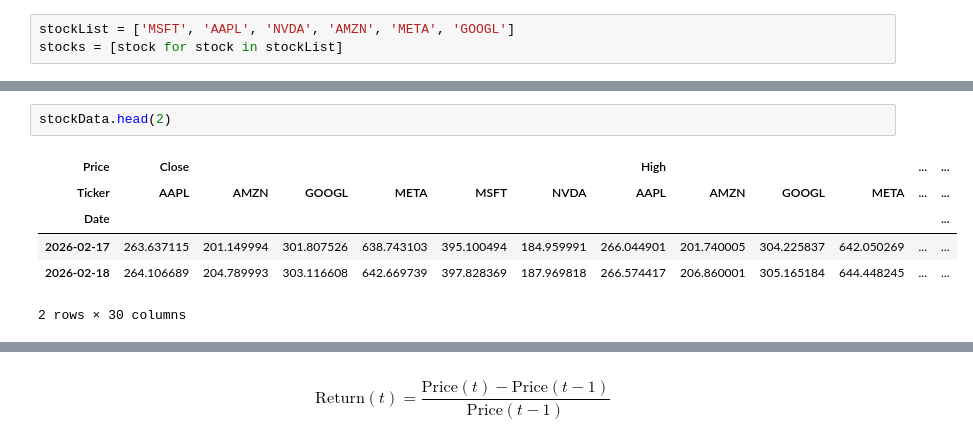
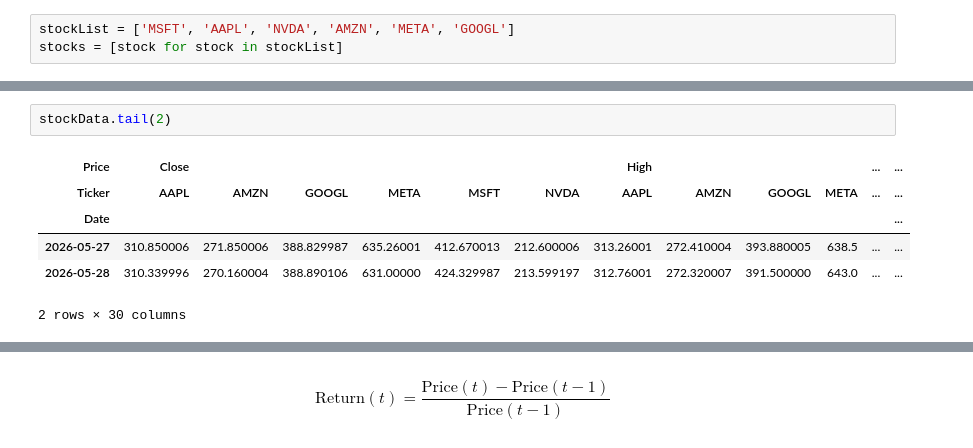
Before and after one commit to dmikan/finance-issues, a Jupyter notebook: stock_portfolio_monte_carlo/stock_portfolio.ipynb, the cells around one changed output, grey strips where cells are left out. Cells and saved outputs as stored; diff of their text form.

```diff
--- a/stock_portfolio_monte_carlo/stock_portfolio.ipynb
+++ b/stock_portfolio_monte_carlo/stock_portfolio.ipynb
@@ -17,11 +37,11 @@ stockData = yf.download(stocks, start=startDate, end=endDate)
 # %%
-stockData.head(2)
+stockData.tail(2)
 # %% [output]
 | Price | Close |  |  |  |  |  | High |  |  |  | ... | ... |
 | Ticker | AAPL | AMZN | GOOGL | META | MSFT | NVDA | AAPL | AMZN | GOOGL | META | ... | ... |
 | Date |  |  |  |  |  |  |  |  |  |  |  | ... |
-| 2026-02-17 | 263.637115 | 201.149994 | 301.807526 | 638.743103 | 395.100494 | 184.959991 | 266.044901 | 201.740005 | 304.225837 | 642.050269 | ... | ... |
-| 2026-02-18 | 264.106689 | 204.789993 | 303.116608 | 642.669739 | 397.828369 | 187.969818 | 266.574417 | 206.860001 | 305.165184 | 644.448245 | ... | ... |
+| 2026-05-27 | 310.850006 | 271.850006 | 388.829987 | 635.26001 | 412.670013 | 212.600006 | 313.26001 | 272.410004 | 393.880005 | 638.5 | ... | ... |
+| 2026-05-28 | 310.339996 | 270.160004 | 388.890106 | 631.00000 | 424.329987 | 213.599197 | 312.76001 | 272.320007 | 391.500000 | 643.0 | ... | ... |
 2 rows × 30 columns
 # %%
 stockData.swaplevel(axis=1).sort_index(axis=1).tail(2)
```
Also changed, not shown: parts of 32 cells of this notebook.
